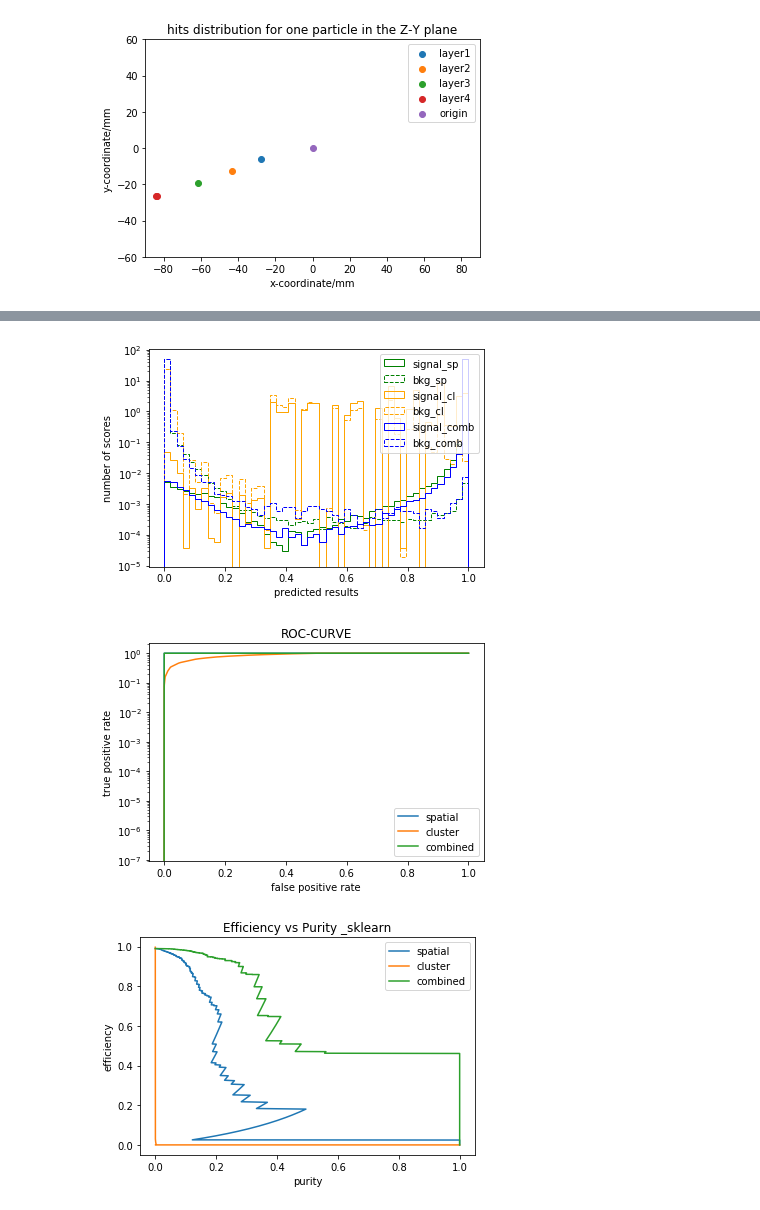
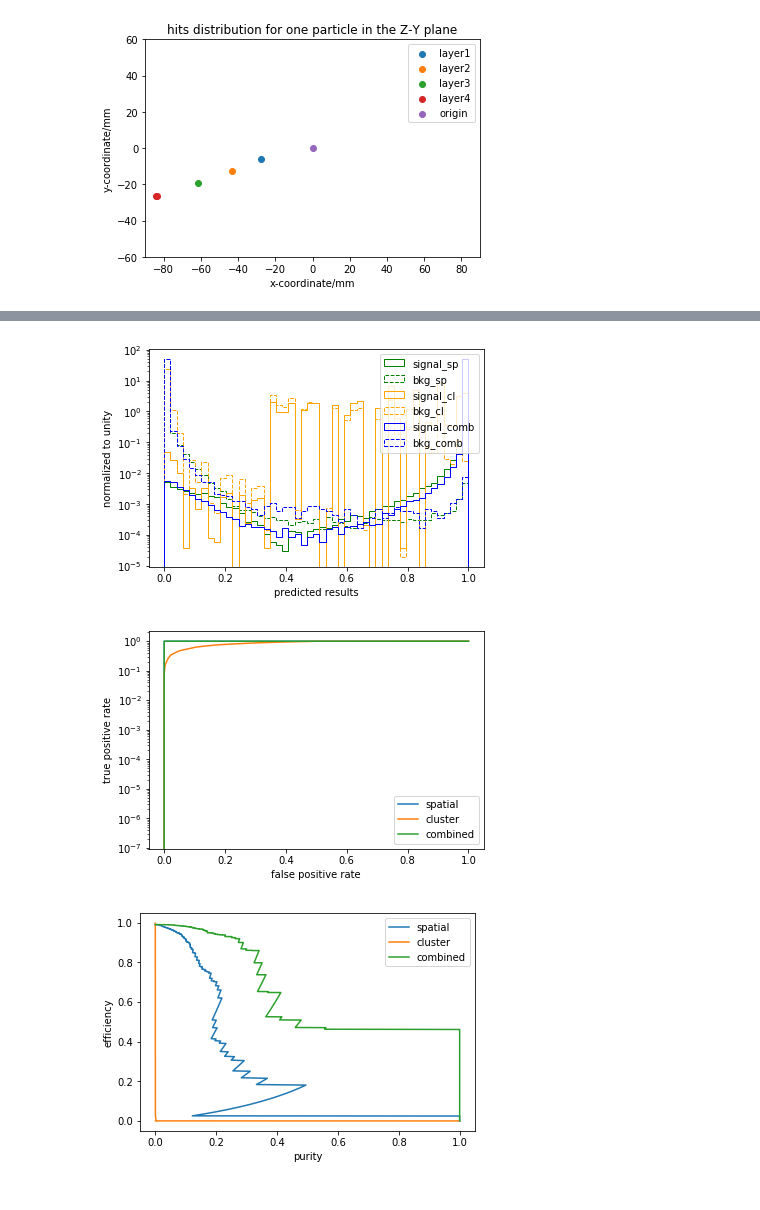
Before and after one commit to jason777777777/ATLAS, a Jupyter notebook: rresults/Result.ipynb, the cells around one changed output, grey strips where cells are left out. Saved outputs shown, nothing was run; the diff lists cells and outputs as text; code cells hidden in the pictures.

```diff
--- a/rresults/Result.ipynb
+++ b/rresults/Result.ipynb
@@ -352,11 +362,11 @@ plt.hist(predictions_combined_sig, histtype='step', color='blue', label='signal_
 plt.hist(predictions_combined_bkg, histtype='step', color='blue', linestyle='dashed', label='bkg_comb', density =True, bins = bb)
 plt.yscale('log')
 plt.xlabel('predicted results')
-plt.ylabel('number of scores')
+plt.ylabel('normalized to unity')
 plt.legend()
 plt.savefig('prediction score distribution.pdf', bbox_inches='tight')
 # %% [output]
-[figure, old version]
+[figure, new version]
 # %%
 tpr_clasify, fpr_clasify = np.load('tpr_spatial.npy'), np.load('fpr_spatial.npy')
 tpr_clasify_c, fpr_clasify_c = np.load('tpr_cluster.npy'), np.load('fpr_cluster.npy')
@@ -364,15 +374,14 @@ tpr_clasify_t, fpr_clasify_t = np.load('tpr_combined.npy'), np.load('fpr_combine
 # %%
 plt.plot(fpr_clasify, tpr_clasify)
 plt.plot(fpr_clasify_c, tpr_clasify_c)
 plt.plot(fpr_clasify_t, tpr_clasify_t)
 plt.yscale('log')
 plt.xlabel('false positive rate')
 plt.ylabel('true positive rate')
 plt.legend(['spatial', 'cluster', 'combined'])
-plt.title('ROC-CURVE')
 plt.savefig('roc curve.pdf', bbox_inches='tight')
 # %% [output]
-[figure, old version]
+[figure, new version]
 # %%
 pur, eff = np.load('overall_purity_spatial.npy'), np.load('overall_efficiency_spatial.npy')
 pur_c, eff_c = np.load('overall_purity_cluster.npy'), np.load('overall_efficiency_cluster.npy')
@@ -384,10 +393,9 @@ plt.plot(pur_t, eff_t)
 plt.ylabel('efficiency')
 plt.xlabel('purity')
 plt.legend(['spatial', 'cluster', 'combined'])
-plt.title('Efficiency vs Purity _sklearn')
 plt.savefig('purity vs efficiency.pdf', bbox_inches='tight')
 # %% [output]
-[figure, old version]
+[figure, new version]
 # %%
 purities = np.load('purity_spatial.npy')
 purities_c = np.load('purity_cluster.npy')
```
Also changed, not shown: parts of 3 cells of this notebook, 6 other files.
